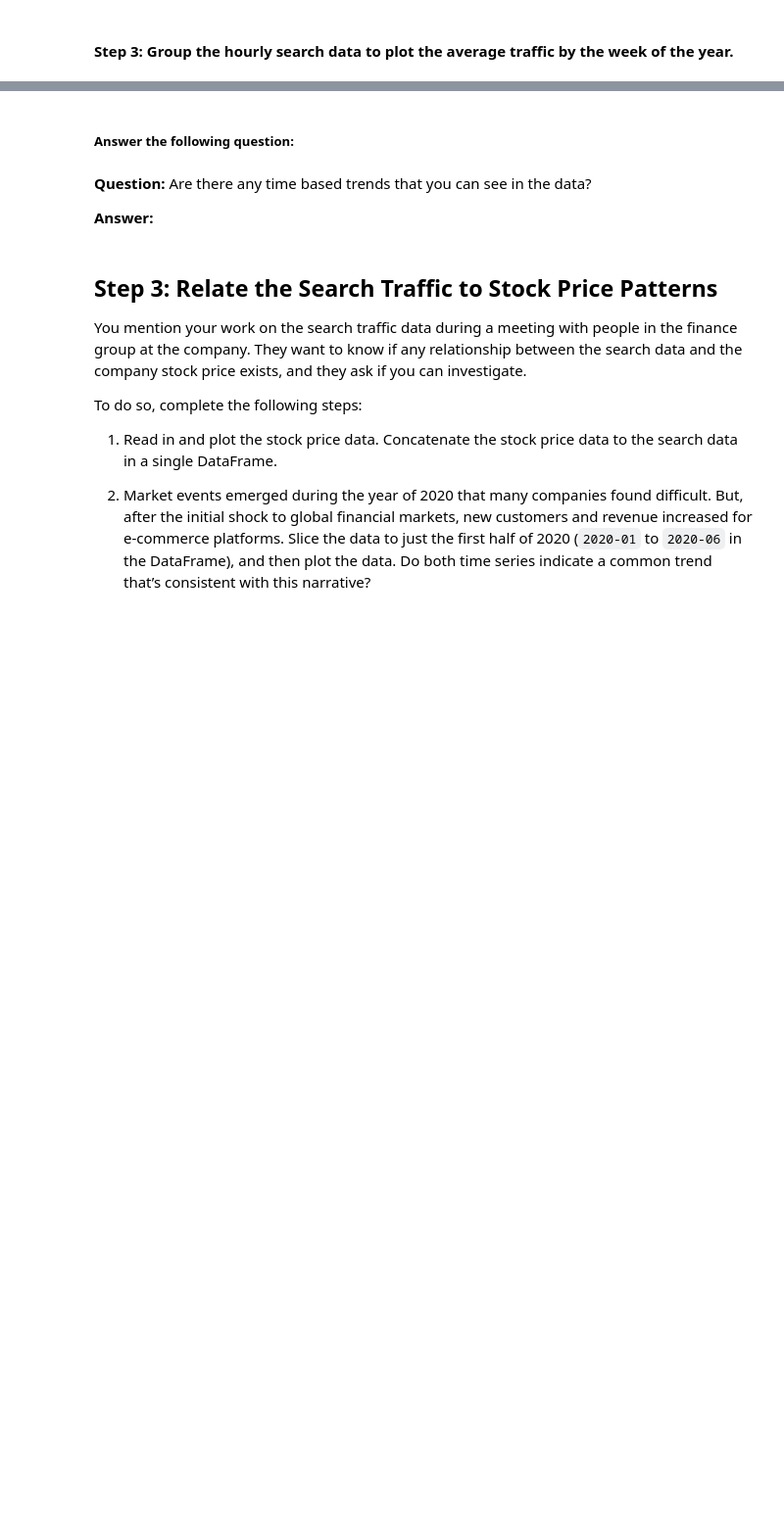
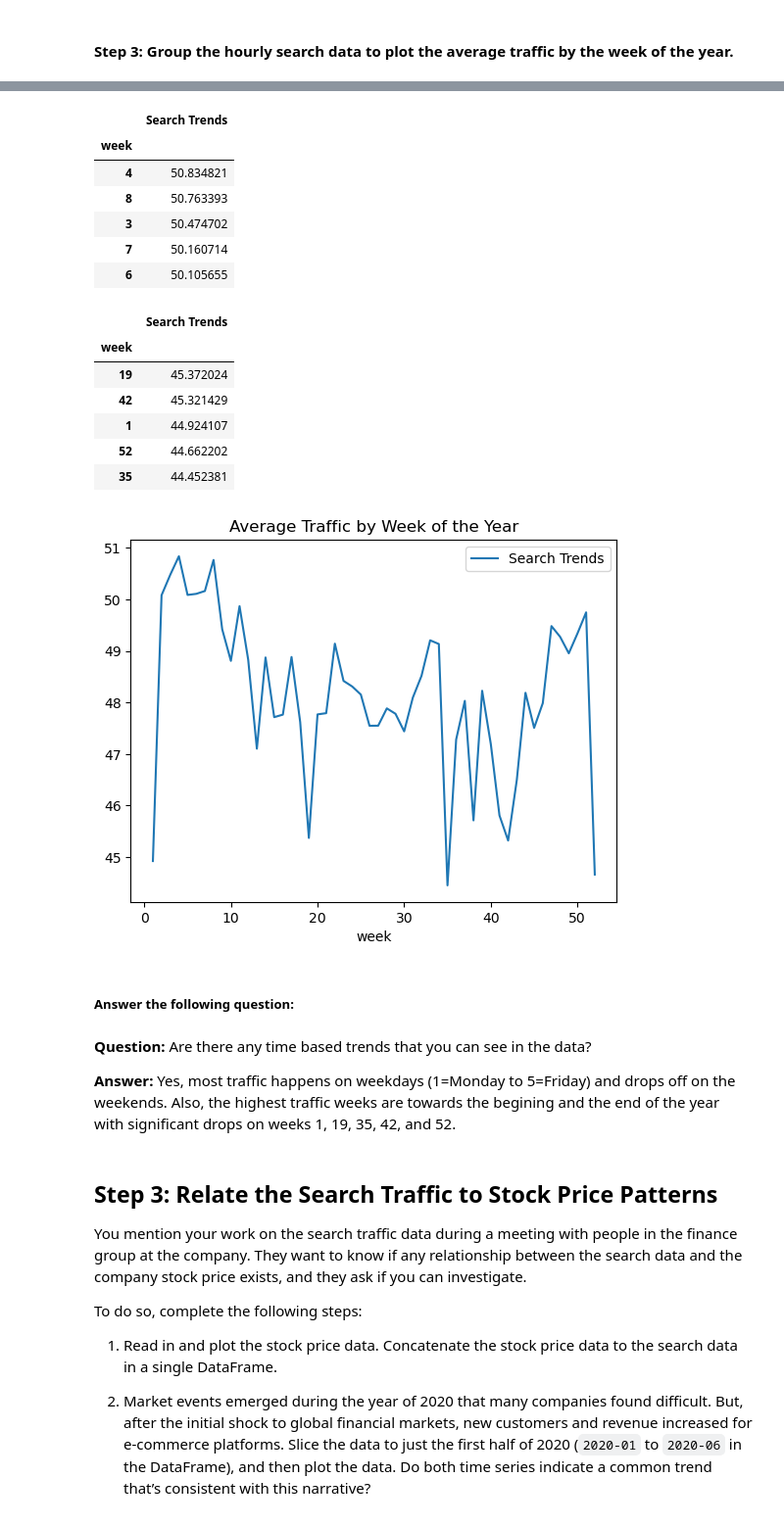
Before and after one commit to JimGile/prophet-challenge, a Jupyter notebook: forecasting_net_prophet.ipynb, the cells around one changed output, grey strips where cells are left out. Shown at 98% size. Drawn from its saved outputs; the diff is of its cells as text; code cells hidden in the pictures; blank space fills up the shorter version.

```diff
--- a/forecasting_net_prophet.ipynb
+++ b/forecasting_net_prophet.ipynb
@@ -176,9 +179,36 @@ To that end, you want to mine the search traffic data for predictable seasonal p
+# %%
+# Group the hourly search data to plot the average traffic by the week of the year using `df.index.isocalendar().week`.
+df_mercado_trends.groupby(by=df_mercado_trends.index.isocalendar().week).mean().plot(title = 'Average Traffic by Week of the Year')
+
+# NOTE: 1 = First week of the year, 52 or 53 = Last week of the year
+# Display the first and last five rows of the sorted DataFrame
+df_temp = df_mercado_trends.groupby(by=df_mercado_trends.index.isocalendar().week).mean().sort_values(by='Search Trends', ascending=False)
+display(df_temp.head())
+display(df_temp.tail())
+# %% [output]
+|  | Search Trends |
+| week |  |
+| 4 | 50.834821 |
+| 8 | 50.763393 |
+| 3 | 50.474702 |
+| 7 | 50.160714 |
+| 6 | 50.105655 |
+|  | Search Trends |
+| week |  |
+| 19 | 45.372024 |
+| 42 | 45.321429 |
+| 1 | 44.924107 |
+| 52 | 44.662202 |
+| 35 | 44.452381 |
+[figure, added]
 # %% [markdown]
 ##### Answer the following question:
-# %% [markdown]
-**Question:** Are there any time based trends that you can see in the data?
-
-**Answer:**
+# %% [markdown]
+**Question:** Are there any time based trends that you can see in the data?
+
+**Answer:**
+Yes, most traffic happens on weekdays (1=Monday to 5=Friday) and drops off on the weekends.
+Also, the highest traffic weeks are towards the begining and the end of the year with significant drops on weeks 1, 19, 35, 42, and 52.
 # %% [markdown]
 ## Step 3: Relate the Search Traffic to Stock Price Patterns
 
```
Also changed, not shown: parts of 7 cells of this notebook, 1 other file.
